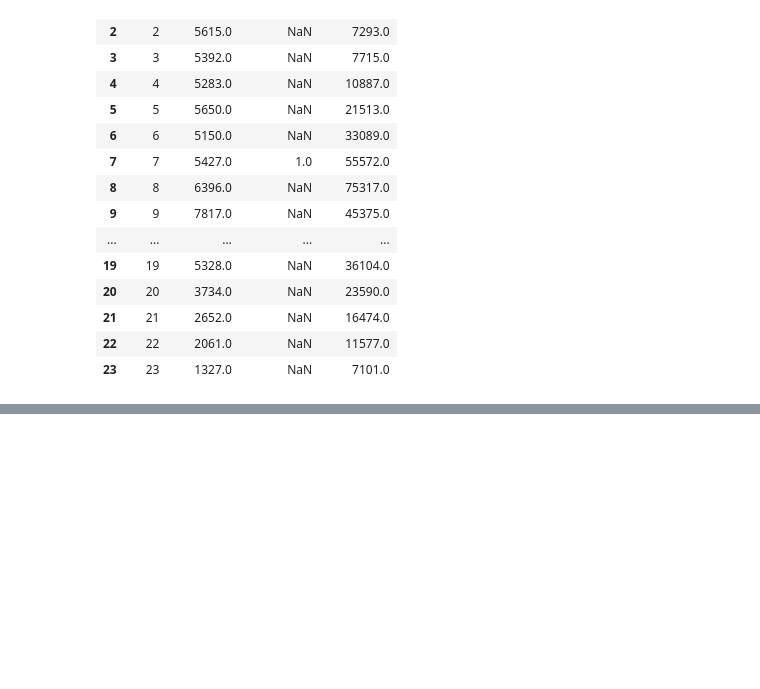
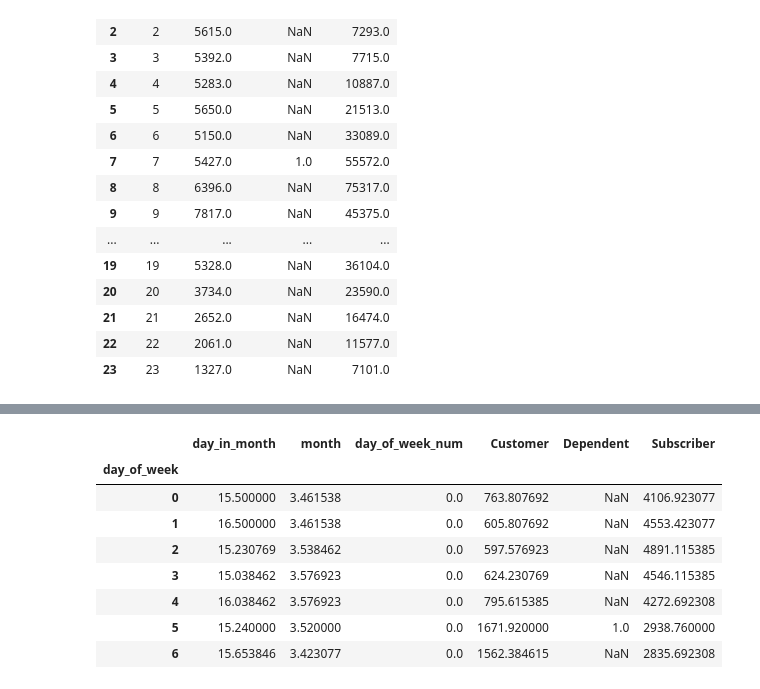
Before and after one commit to sarthak1996/Udacity-Python, a Jupyter notebook: Visualise.ipynb, the cells around one changed output, grey strips where cells are left out. Saved outputs shown, nothing was run; the diff lists cells and outputs as text; code cells hidden in the pictures; blank space fills up the shorter version.

```diff
--- a/Visualise.ipynb
+++ b/Visualise.ipynb
@@ -536,0 +620,12 @@ df_temp
+# %%
+df_temp
+# %% [output]
+|  | day_in_month | month | day_of_week_num | Customer | Dependent | Subscriber |
+| day_of_week |  |  |  |  |  |  |
+| 0 | 15.500000 | 3.461538 | 0.0 | 763.807692 | NaN | 4106.923077 |
+| 1 | 16.500000 | 3.461538 | 0.0 | 605.807692 | NaN | 4553.423077 |
+| 2 | 15.230769 | 3.538462 | 0.0 | 597.576923 | NaN | 4891.115385 |
+| 3 | 15.038462 | 3.576923 | 0.0 | 624.230769 | NaN | 4546.115385 |
+| 4 | 16.038462 | 3.576923 | 0.0 | 795.615385 | NaN | 4272.692308 |
+| 5 | 15.240000 | 3.520000 | 0.0 | 1671.920000 | 1.0 | 2938.760000 |
+| 6 | 15.653846 | 3.423077 | 0.0 | 1562.384615 | NaN | 2835.692308 |
```
Also changed, not shown: parts of 10 cells of this notebook, 2 other files.
